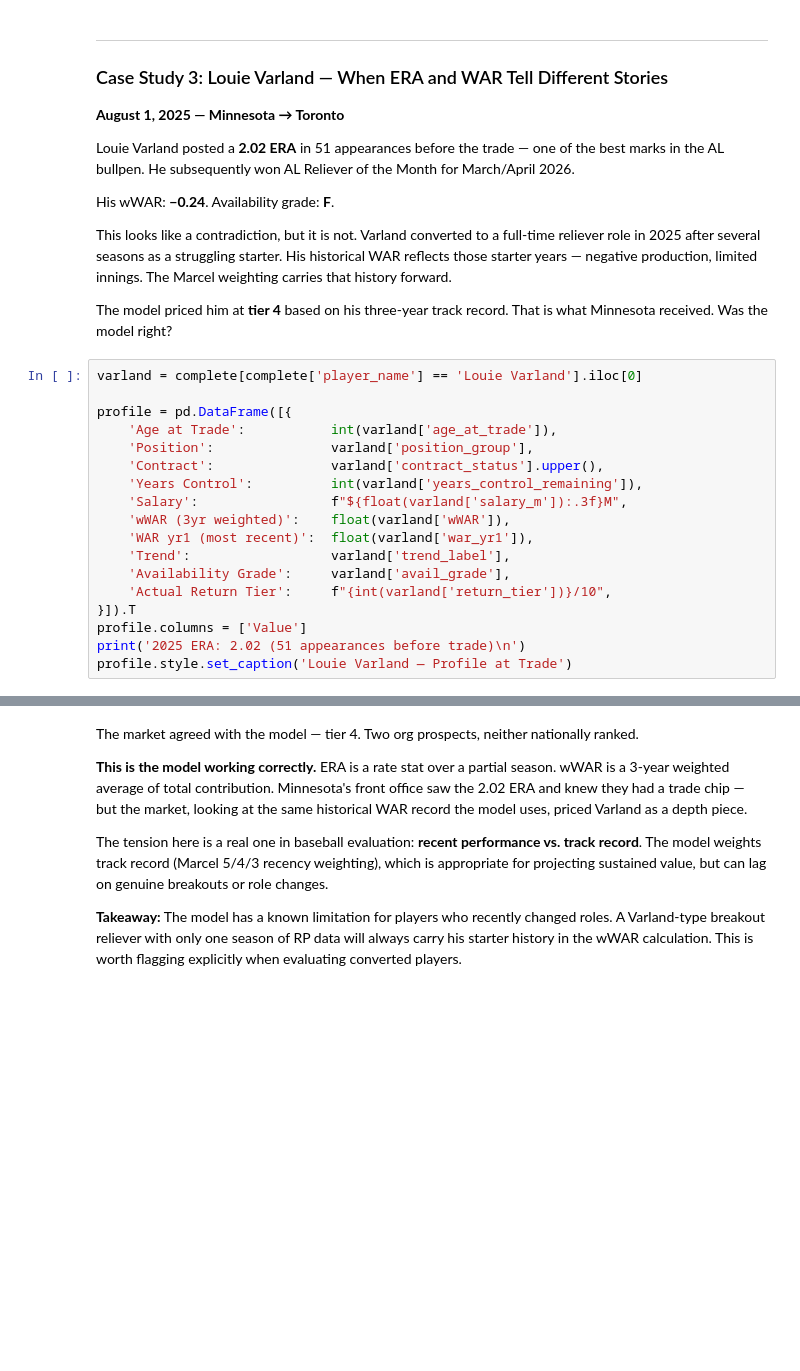
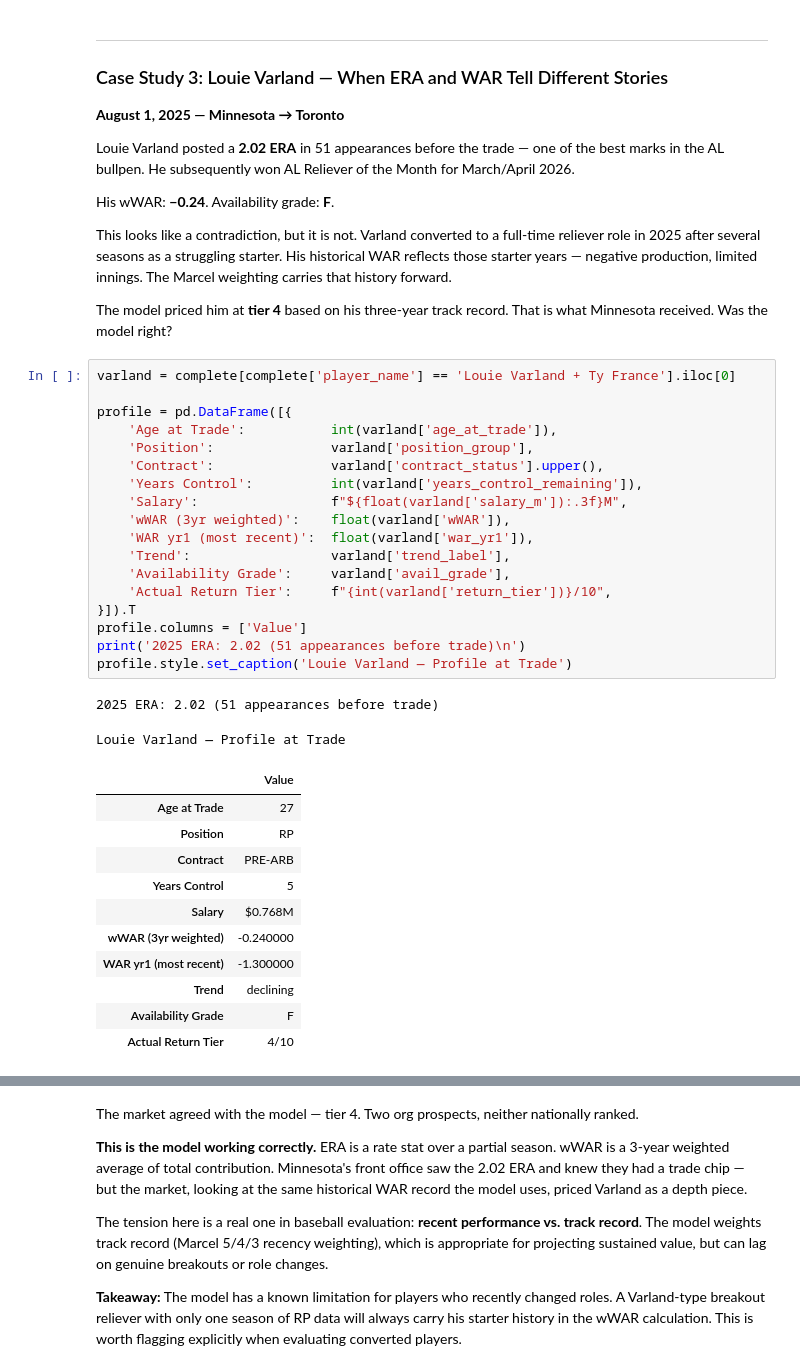
Before and after one commit to zthomas1231/mlb-trade-value-engine, a Jupyter notebook: trade_value_engine.ipynb, the cells around one changed output, grey strips where cells are left out. Drawn from its saved outputs; the diff is of its cells as text; blank space fills up the shorter version.

```diff
--- a/trade_value_engine.ipynb
+++ b/trade_value_engine.ipynb
@@ -248,23 +324,37 @@ This looks like a contradiction, but it is not. Varland converted to a full-time
 
 The model priced him at **tier 4** based on his three-year track record. That is what Minnesota received. Was the model right?
 # %%
-varland = complete[complete['player_name'] == 'Louie Varland'].iloc[0]
+varland = complete[complete['player_name'] == 'Louie Varland + Ty France'].iloc[0]
 
 profile = pd.DataFrame([{
     'Age at Trade':           int(varland['age_at_trade']),
     'Position':               varland['position_group'],
     'Contract':               varland['contract_status'].upper(),
     'Years Control':          int(varland['years_control_remaining']),
     'Salary':                 f"${float(varland['salary_m']):.3f}M",
     'wWAR (3yr weighted)':    float(varland['wWAR']),
     'WAR yr1 (most recent)':  float(varland['war_yr1']),
     'Trend':                  varland['trend_label'],
     'Availability Grade':     varland['avail_grade'],
     'Actual Return Tier':     f"{int(varland['return_tier'])}/10",
 }]).T
 profile.columns = ['Value']
 print('2025 ERA: 2.02 (51 appearances before trade)\n')
 profile.style.set_caption('Louie Varland — Profile at Trade')
+# %% [output]
+2025 ERA: 2.02 (51 appearances before trade)
+Louie Varland — Profile at Trade
+|  | Value |
+| Age at Trade | 27 |
+| Position | RP |
+| Contract | PRE-ARB |
+| Years Control | 5 |
+| Salary | $0.768M |
+| wWAR (3yr weighted) | -0.240000 |
+| WAR yr1 (most recent) | -1.300000 |
+| Trend | declining |
+| Availability Grade | F |
+| Actual Return Tier | 4/10 |
 # %%
 print(f"Return tier: {int(varland['return_tier'])}/10")
 print(f"\nKey pieces: {varland['key_pieces']}")
```
Also changed, not shown: parts of 10 cells of this notebook.
